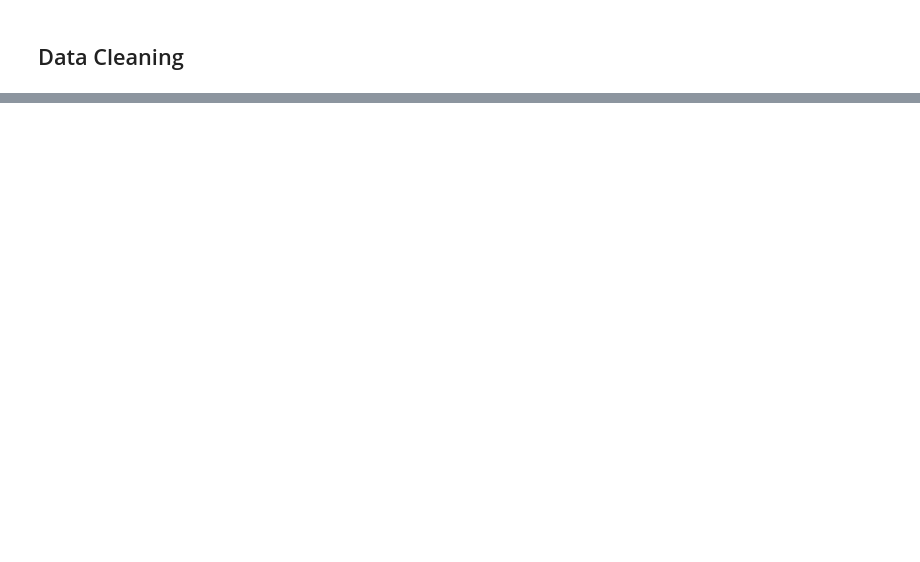
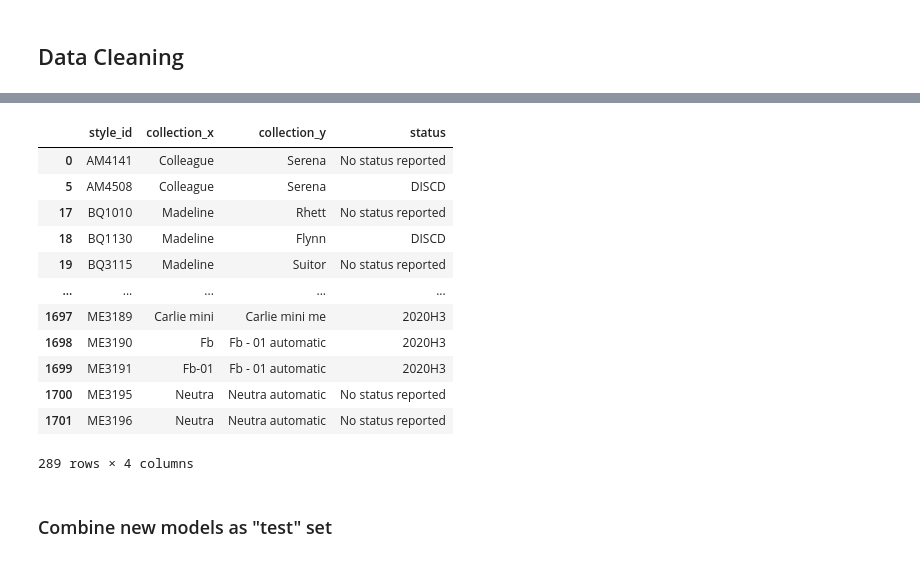
Before and after one commit to vmorenocosta/project-capstone-watch-sales, a Jupyter notebook: code/01_data_cleaning.ipynb, the cells around one changed output, grey strips where cells are left out. Drawn from its saved outputs; the diff is of its cells as text; code cells hidden in the pictures; blank space fills up the shorter version.

```diff
--- a/code/01_data_cleaning.ipynb
+++ b/code/01_data_cleaning.ipynb
@@ -14,0 +645,18 @@ In this project, I aim to build a model that accurately and more quickly forecas
+# %%
+collection_discrepancy.replace(collection_replace_dict,1)
+# %% [output]
+|  | style_id | collection_x | collection_y | status |
+| 0 | AM4141 | Colleague | Serena | No status reported |
+| 5 | AM4508 | Colleague | Serena | DISCD |
+| 17 | BQ1010 | Madeline | Rhett | No status reported |
+| 18 | BQ1130 | Madeline | Flynn | DISCD |
+| 19 | BQ3115 | Madeline | Suitor | No status reported |
+| ... | ... | ... | ... | ... |
+| 1697 | ME3189 | Carlie mini | Carlie mini me | 2020H3 |
+| 1698 | ME3190 | Fb | Fb - 01 automatic | 2020H3 |
+| 1699 | ME3191 | Fb-01 | Fb - 01 automatic | 2020H3 |
+| 1700 | ME3195 | Neutra | Neutra automatic | No status reported |
+| 1701 | ME3196 | Neutra | Neutra automatic | No status reported |
+289 rows × 4 columns
+# %% [markdown]
+### Combine new models as "test" set
```
Also changed, not shown: parts of 70 cells of this notebook, 17 other files.
